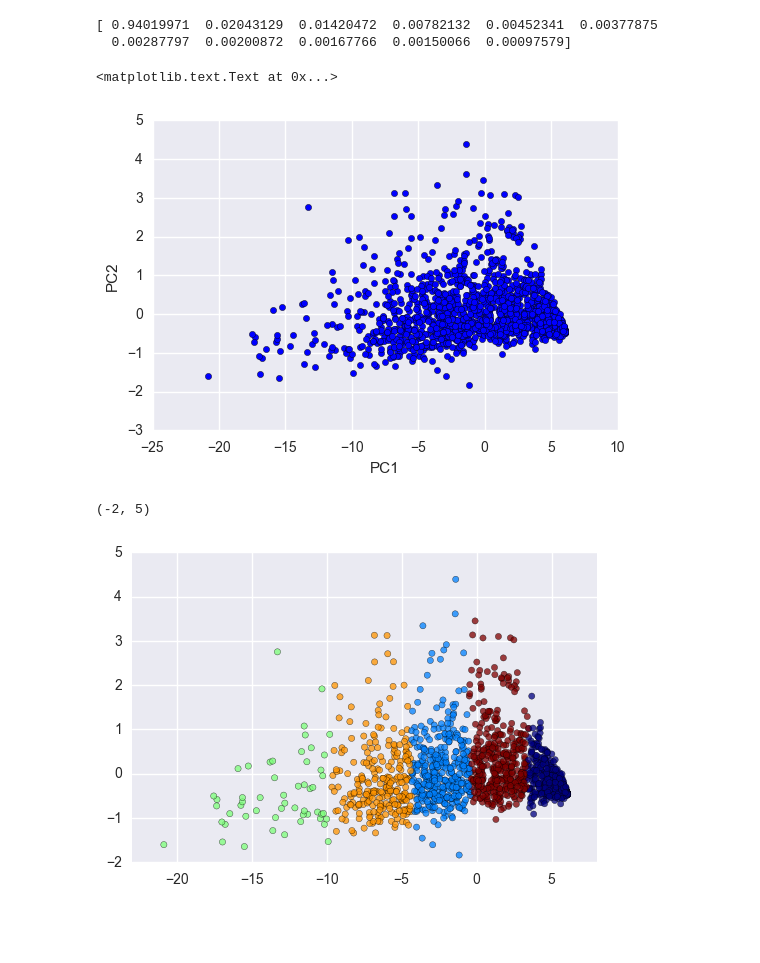
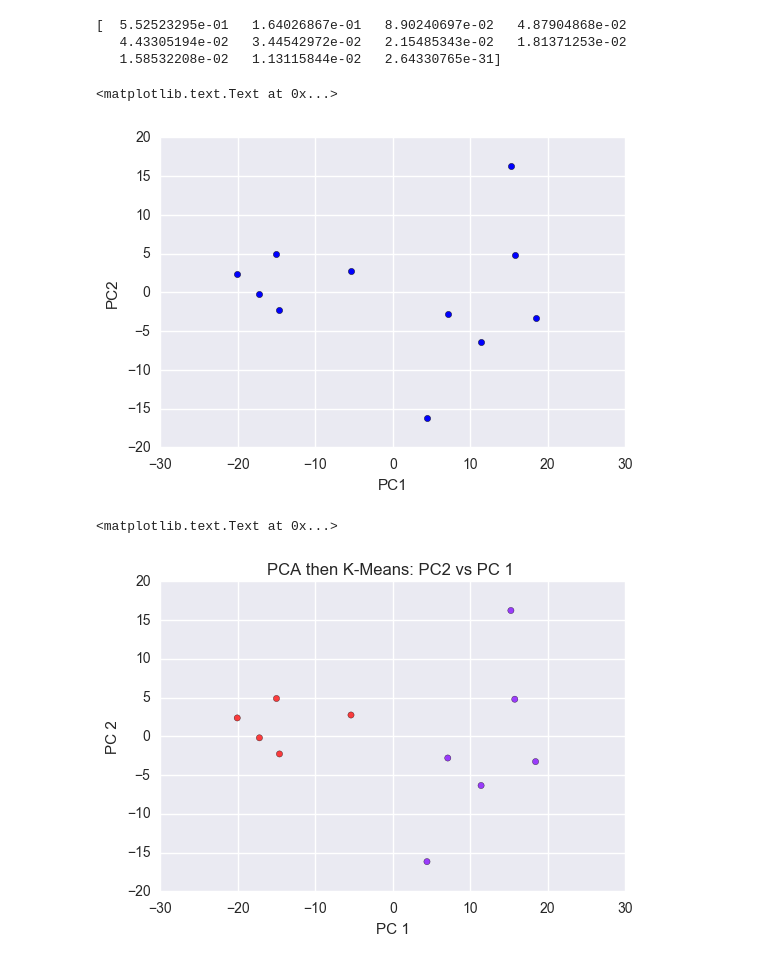
Before and after one commit to UW-Biol419-Wi2017/SpontaneousActivity, a Jupyter notebook: R50 PCA then KMeans.ipynb, the cells around one changed output. Saved outputs shown, nothing was run; the diff lists cells and outputs as text; code cells hidden in the pictures; blank space fills up the shorter version.

Commit message:
New KMeans w/ 11 points
After Meeting with Bing

```diff
--- a/R50 PCA then KMeans.ipynb
+++ b/R50 PCA then KMeans.ipynb
@@ -17,18 +16,20 @@ new_data = data_id[data_id['gene-id']!= 0]
 clean_data = new_data.ix[:,:-1]
 # %%
 just_data = new_data.ix[:,:11]
+just_dataT = just_data.T
 # %%
 genes_pca = PCA()
-genes_pc = genes_pca.fit_transform(just_data)
+genes_pc = genes_pca.fit_transform(just_dataT)
 # %%
 print(genes_pca.explained_variance_ratio_)
 # %% [output]
-[ 0.94019971  0.02043129  0.01420472  0.00782132  0.00452341  0.00377875
-  0.00287797  0.00200872  0.00167766  0.00150066  0.00097579]
+[  5.52523295e-01   1.64026867e-01   8.90240697e-02   4.87904868e-02
+   4.43305194e-02   3.44542972e-02   2.15485343e-02   1.81371253e-02
+   1.58532208e-02   1.13115844e-02   2.64330765e-31]
 # %%
 plt.scatter(x=genes_pc[:,0],y=genes_pc[:,1])
 plt.xlabel('PC1')
 plt.ylabel('PC2')
 # %% [output]
 <matplotlib.text.Text at 0x...>
-[figure, old version]
+[figure, new version]
@@ -38,14 +36,19 @@ clusters = km.fit(genes_pc)
 # %%
+km = KMeans(n_clusters = 2)
+clusters = km.fit(genes_pc)
+
 labels = km.labels_
 
 plt.scatter(genes_pc[:,0],genes_pc[:,1],
-            alpha=0.75, c=labels, cmap='jet')
+            alpha=0.75, c=labels, cmap='rainbow')
 
-plt.xlim([-23,8])
-plt.ylim([-2,5])
+
+plt.xlabel("PC 1")
+plt.ylabel("PC 2")
+plt.title("PCA then K-Means: PC2 vs PC 1 ")
 # %% [output]
-(-2, 5)
+<matplotlib.text.Text at 0x...>
-[figure, old version]
+[figure, new version]
 # %%
 pd.DataFrame(new_data.ix[:,-1:]).head()
 Predict = pd.DataFrame(labels)
```
Also changed, not shown: parts of 7 cells of this notebook, 2 other files.
